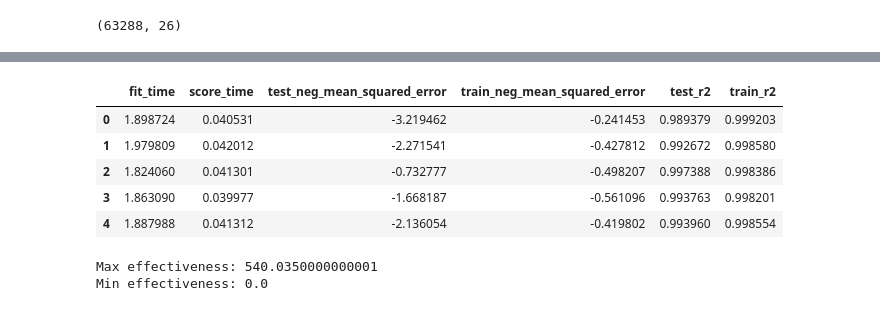
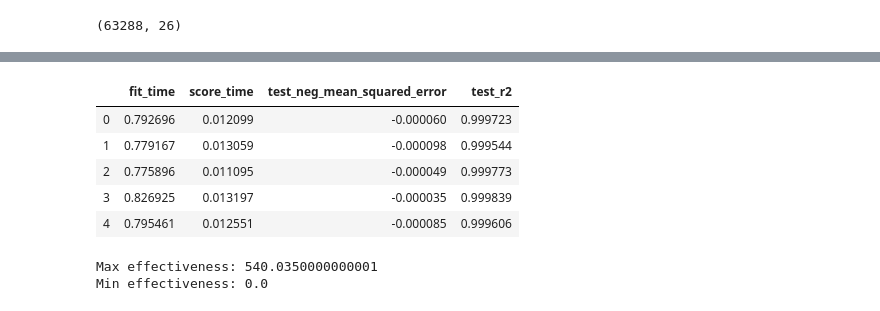
Before and after one commit to ininjame/udacity_capstone, a Jupyter notebook: Starbucks_Capstone_notebook.ipynb, the cells around one changed output, grey strips where cells are left out. Cells and saved outputs as stored; diff of their text form; code cells hidden in the pictures.

```diff
--- a/Starbucks_Capstone_notebook.ipynb
+++ b/Starbucks_Capstone_notebook.ipynb
@@ -335,5 +337,6 @@ fig, axes = plt.subplots(1,3, figsize=(15,5))
 for i in set(cluster_labels):
     filt = cluster_labels == i
     axes[i].hist(profile_cleaned[filt].income_scaled, bins=20)
+    axes[i].set_title("group_{}".format(i+1))
 plt.show()
 # %% [output]
@@ -615,5 +608,8 @@ for i in range(transaction_agg.shape[0]):
         ratio = 0
     effectiveness.append(ratio)
 
+# Create ceiling for effectiveness:
+effectiveness_ceiled = [val if val <=1 else 1 for val in effectiveness]
+
 # Alternatively assign binary labels to effectiveness
 effectiveness_binary = [1 if x >= 1 else 0 for x in effectiveness]
@@ -638,28 +646,22 @@ model_input_reduced = transaction_agg_reduced[scaled_cols].values
 # %%
 from sklearn.ensemble import RandomForestRegressor
 from sklearn.model_selection import train_test_split, cross_validate
 from sklearn.metrics import r2_score
 import random
 random.seed(42)
 rfr = RandomForestRegressor()
 
-# Single split evaluation
-# rfr.fit(X_train, y_train)
-# y_pred = rfr.predict(X_test)
-# r2_score(y_test, y_pred)
-
 # K-Fold evaluation using cross_validate
-result = cross_validate(rfr, model_input_reduced, effectiveness, cv=5, scoring=["neg_mean_squared_error",
-                                                                          "r2"])
+result = cross_validate(rfr, model_input_reduced, effectiveness_ceiled, cv=5, scoring=["neg_mean_squared_error","r2"])
 result_df = pd.DataFrame(result)
 result_df
 # %% [output]
-|  | fit_time | score_time | test_neg_mean_squared_error | train_neg_mean_squared_error | test_r2 | train_r2 |
-| 0 | 1.898724 | 0.040531 | -3.219462 | -0.241453 | 0.989379 | 0.999203 |
-| 1 | 1.979809 | 0.042012 | -2.271541 | -0.427812 | 0.992672 | 0.998580 |
-| 2 | 1.824060 | 0.041301 | -0.732777 | -0.498207 | 0.997388 | 0.998386 |
-| 3 | 1.863090 | 0.039977 | -1.668187 | -0.561096 | 0.993763 | 0.998201 |
-| 4 | 1.887988 | 0.041312 | -2.136054 | -0.419802 | 0.993960 | 0.998554 |
+|  | fit_time | score_time | test_neg_mean_squared_error | test_r2 |
+| 0 | 0.792696 | 0.012099 | -0.000060 | 0.999723 |
+| 1 | 0.779167 | 0.013059 | -0.000098 | 0.999544 |
+| 2 | 0.775896 | 0.011095 | -0.000049 | 0.999773 |
+| 3 | 0.826925 | 0.013197 | -0.000035 | 0.999839 |
+| 4 | 0.795461 | 0.012551 | -0.000085 | 0.999606 |
 # %%
 print("Max effectiveness: {}\nMin effectiveness: {}".format(max(effectiveness), min(effectiveness)))
 # %% [output]
```
Also changed, not shown: parts of 23 cells of this notebook, 1 other file.
